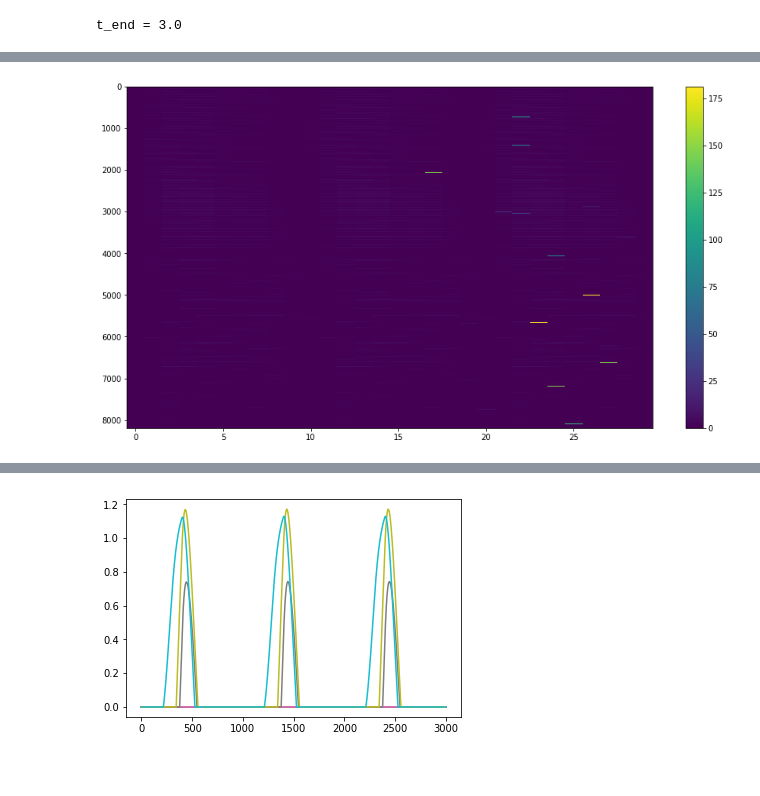
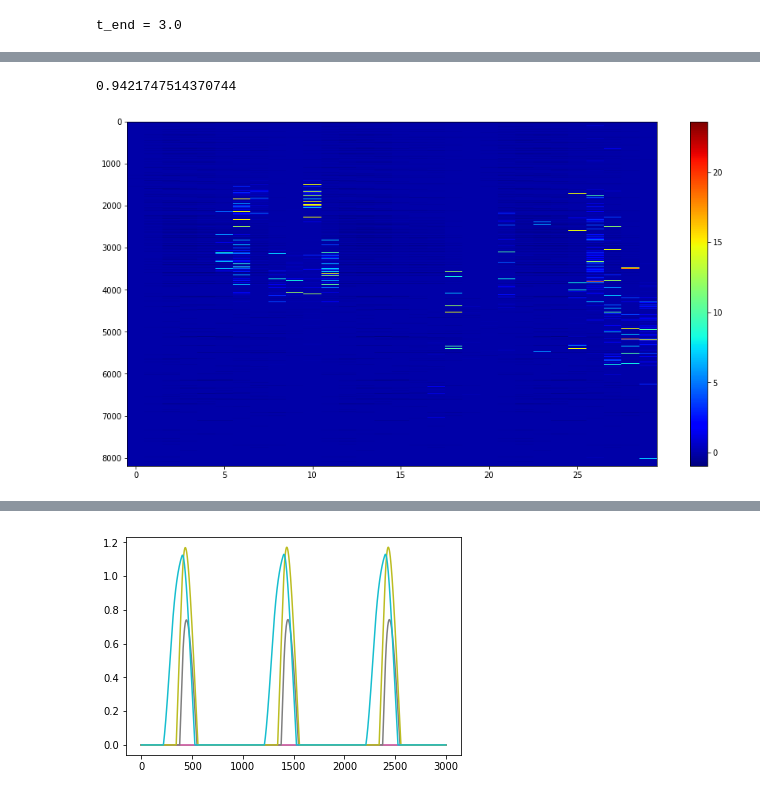
Before and after one commit to iraikov/nengo_maze_env, a Jupyter notebook: notebooks/srf_nengo_autoencoder_dof_decoder.ipynb, the cells around one changed output, grey strips where cells are left out. Saved outputs shown, nothing was run; the diff lists cells and outputs as text; code cells hidden in the pictures; blank space fills up the shorter version.

```diff
--- a/notebooks/srf_nengo_autoencoder_dof_decoder.ipynb
+++ b/notebooks/srf_nengo_autoencoder_dof_decoder.ipynb
@@ -17,6 +17,11 @@ from nengo_extras.plot_spikes import (
     cluster, merge, plot_spikes, preprocess_spikes, sample_by_variance, sample_by_activity)
 from nengo_extras.neurons import (
     rates_kernel, rates_isi, spikes2events )
+# %%
+def distance_probs(dist, sigma):
+    weights = np.exp(-dist/sigma**2)
+    prob = weights / weights.sum(axis=0)
+    return prob
 # %%
 def contiguous_ranges(input, return_indices=False):
     """Finds contiguous regions of the array "input". Returns
@@ -327,9 +355,11 @@ print(np.mean(decoder_inh_rates))
 # %%
+print(np.max(sim.data[p_cd]))
 plt.figure(figsize=(15,8));
-plt.imshow(sim.data[p_cd].T, interpolation="nearest", aspect="auto");
+plt.imshow(-sim.data[p_cd].T, interpolation="nearest", aspect="auto", cmap="jet");
 plt.colorbar();
 # %% [output]
+0.9421747514370744
-[figure, old version]
+[figure, new version]
 # %%
 plt.plot(sim.data[p_cd][:,:10]);
 # %% [output]
```
Also changed, not shown: parts of 13 cells of this notebook, 2 other files.
